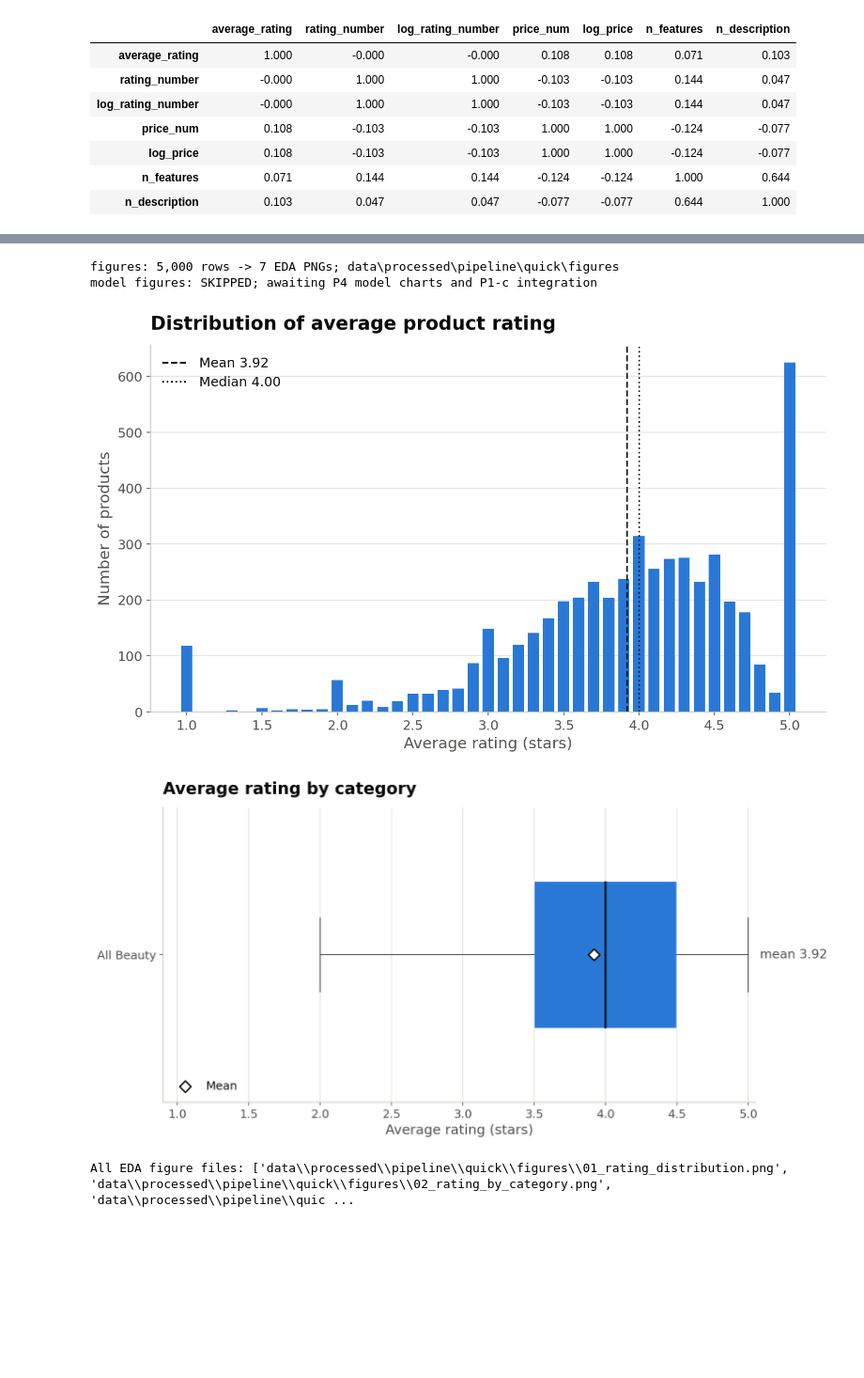
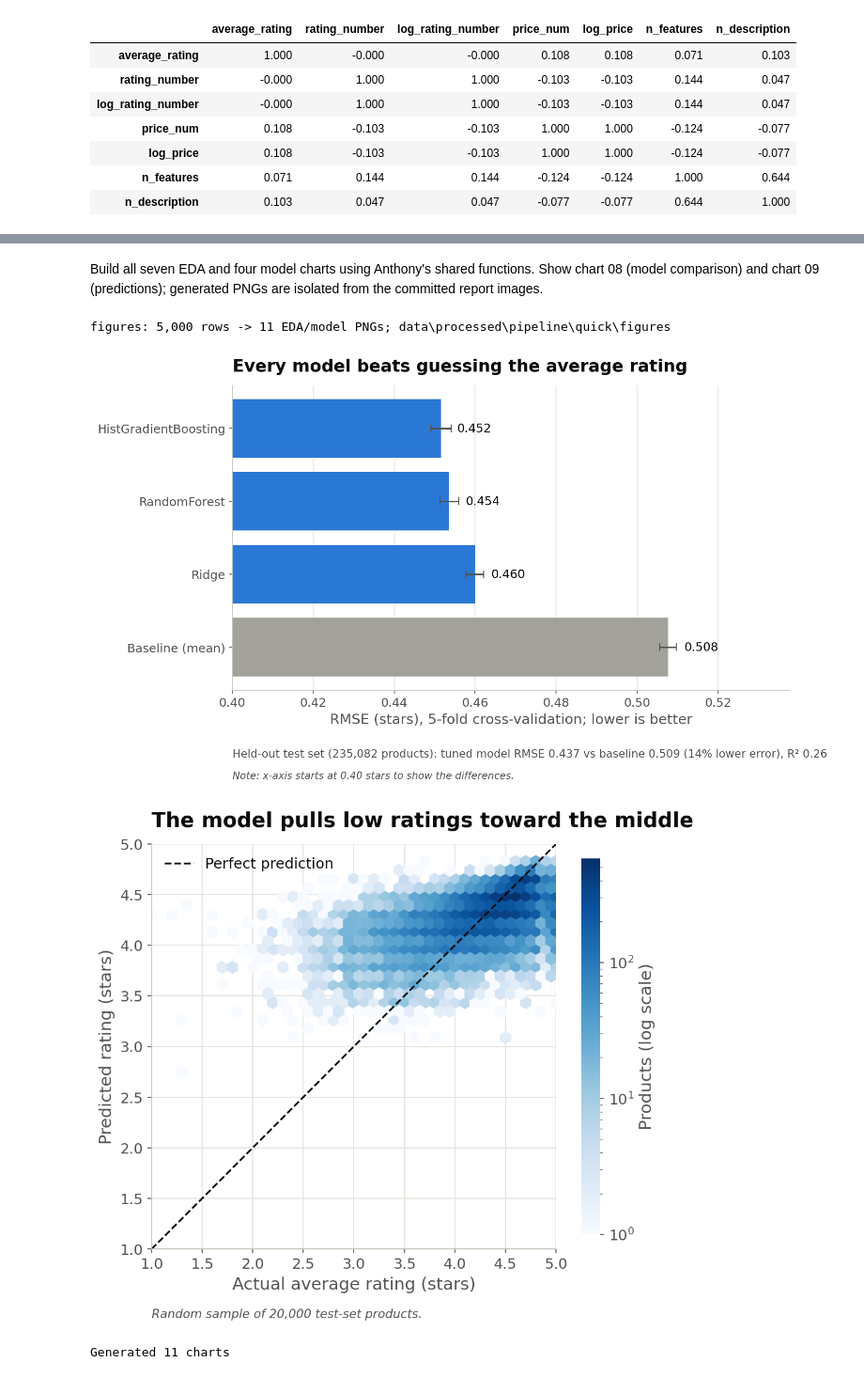
Before and after one commit to Anthonydavidperez1/CAP_3764_2026_Fall_Team_6, a Jupyter notebook: notebooks/00_main_project.ipynb, the cells around one changed output, grey strips where cells are left out. Shown at 94% size. Drawn from its saved outputs; the diff is of its cells as text; code cells hidden in the pictures; blank space fills up the shorter version.

Commit message:
P1: integrate features, models and figures into pipeline; update README (#19)

```diff
--- a/notebooks/00_main_project.ipynb
+++ b/notebooks/00_main_project.ipynb
@@ -92,0 +97,16 @@ Generate Person 4's EDA figures with their existing fixed sampling seed of 42, t
+# %%
+from src import features
+
+model_data = pipeline.run_features(clean_path)
+display(pd.DataFrame({"group": ["numeric", "binary", "categorical", "store"],
+                      "features": [features.NUMERIC, features.BINARY,
+                                   features.CATEGORICAL, features.HIGH_CARDINALITY]}))
+print("Current local split (sample only when QUICK=True):")
+for split, path in model_data.items():
+    print(split, pq.ParquetFile(path).metadata.num_rows)
+reference_test = pd.read_csv(root / "reports/tables/test_results.csv")
+reference_counts = reference_test.loc[reference_test["model"].str.contains("tuned"),
+                                     ["split", "rows"]]
+print("Committed FULL-DATA split:")
+display(reference_counts)
+print("Full model population:", int(reference_counts["rows"].sum()))
@@ -92,0 +134,7 @@ Generate Person 4's EDA figures with their existing fixed sampling seed of 42, t
+# %%
+model_results = pipeline.run_models(model_data, quick=QUICK)
+print("Model table source:", "committed full-data reference" if QUICK else "this full reproduction")
+cv_results = pd.read_csv(model_results["cv"])
+test_results = pd.read_csv(model_results["test"])
+display(cv_results)
+display(test_results)
@@ -93,11 +154,13 @@ Generate Person 4's EDA figures with their existing fixed sampling seed of 42, t
+# %% [markdown]
+Build all seven EDA and four model charts using Anthony's shared functions. Show chart 08 (model comparison) and chart 09 (predictions); generated PNGs are isolated from the committed report images.
 # %%
-figure_paths = pipeline.run_figures(clean_path)
-for path in figure_paths[:2]:
-    display(Image(filename=str(path), width=850))
-print("All EDA figure files:", [str(path.relative_to(root)) for path in figure_paths])
+figure_paths = pipeline.run_figures(clean_path, model_results)
+figures_by_name = {path.name: path for path in figure_paths}
+for name in ["08_model_comparison.png", "09_predicted_vs_actual.png"]:
+    display(Image(filename=str(figures_by_name[name]), width=850))
+print("Generated", len(figure_paths), "charts")
 # %% [output]
-figures: 5,000 rows -> 7 EDA PNGs; data\processed\pipeline\quick\figures
-model figures: SKIPPED; awaiting P4 model charts and P1-c integration
+figures: 5,000 rows -> 11 EDA/model PNGs; data\processed\pipeline\quick\figures
-[figure, old version]
+[figure, new version]
-[figure, old version]
+[figure, new version]
-All EDA figure files: ['data\\processed\\pipeline\\quick\\figures\\01_rating_distribution.png', 'data\\processed\\pipeline\\quick\\figures\\02_rating_by_category.png', 'data\\processed\\pipeline\\quic ...
+Generated 11 charts
```
Also changed, not shown: parts of 20 cells of this notebook, 3 other files.
